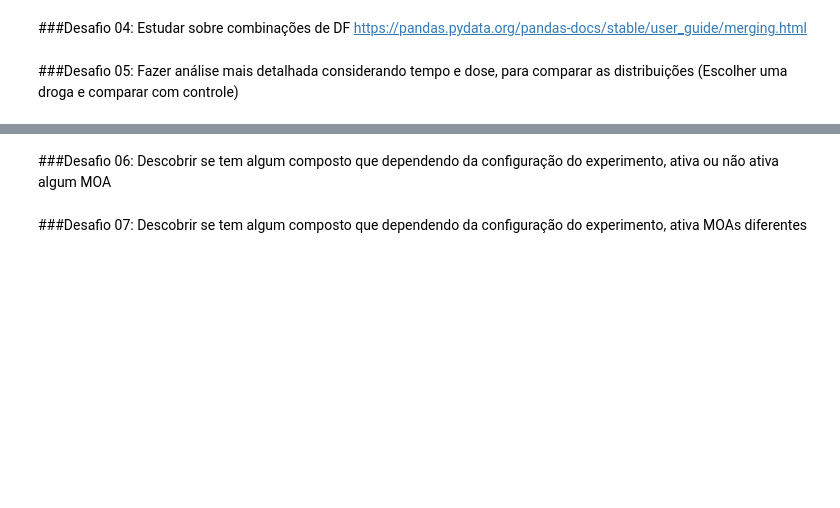
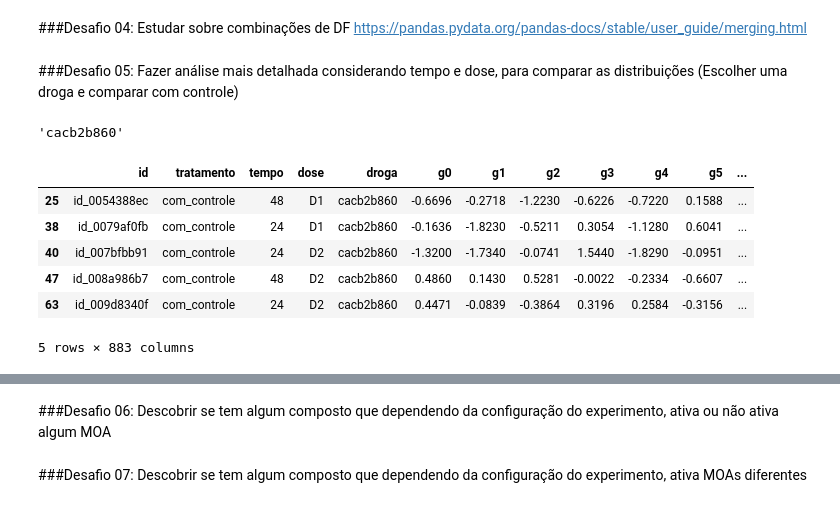
Before and after one commit to silva-felipe/Imersao_dados_alura, a Jupyter notebook: Aula04(desafios)_imersao_dados.ipynb, the cells around one changed output, grey strips where cells are left out. Cells and saved outputs as stored; diff of their text form; code cells hidden in the pictures; blank space fills up the shorter version.

```diff
--- a/Aula04(desafios)_imersao_dados.ipynb
+++ b/Aula04(desafios)_imersao_dados.ipynb
@@ -176,0 +224,3 @@ plt.show()
+# %%
+dados_combinados.loc[dados_combinados['eh_controle'] == 0, 'eh_controle'] = 'NAO'
+dados_combinados.loc[dados_combinados['eh_controle'] != 0, 'eh_controle'] = 'SIM'
@@ -180,3 +279,19 @@ plt.show()
 ###Desafio 04: Estudar sobre combinações de DF https://pandas.pydata.org/pandas-docs/stable/user_guide/merging.html
 # %% [markdown]
 ###Desafio 05: Fazer análise mais detalhada considerando tempo e dose, para comparar as distribuições (Escolher uma droga e comparar com controle)
+# %%
+composto_principal = dados_combinados['droga'].value_counts().index[0]
+composto_principal
+# %% [output]
+'cacb2b860'
+# %%
+droga_mais = dados_combinados.query('droga in @composto_principal')
+droga_mais.head()
+# %% [output]
+|  | id | tratamento | tempo | dose | droga | g0 | g1 | g2 | g3 | g4 | g5 | ... |
+| 25 | id_0054388ec | com_controle | 48 | D1 | cacb2b860 | -0.6696 | -0.2718 | -1.2230 | -0.6226 | -0.7220 | 0.1588 | ... |
+| 38 | id_0079af0fb | com_controle | 24 | D1 | cacb2b860 | -0.1636 | -1.8230 | -0.5211 | 0.3054 | -1.1280 | 0.6041 | ... |
+| 40 | id_007bfbb91 | com_controle | 24 | D2 | cacb2b860 | -1.3200 | -1.7340 | -0.0741 | 1.5440 | -1.8290 | -0.0951 | ... |
+| 47 | id_008a986b7 | com_controle | 48 | D2 | cacb2b860 | 0.4860 | 0.1430 | 0.5281 | -0.0022 | -0.2334 | -0.6607 | ... |
+| 63 | id_009d8340f | com_controle | 24 | D2 | cacb2b860 | 0.4471 | -0.0839 | -0.3864 | 0.3196 | 0.2584 | -0.3156 | ... |
+5 rows × 883 columns
```
Also changed, not shown: parts of 14 cells of this notebook.
